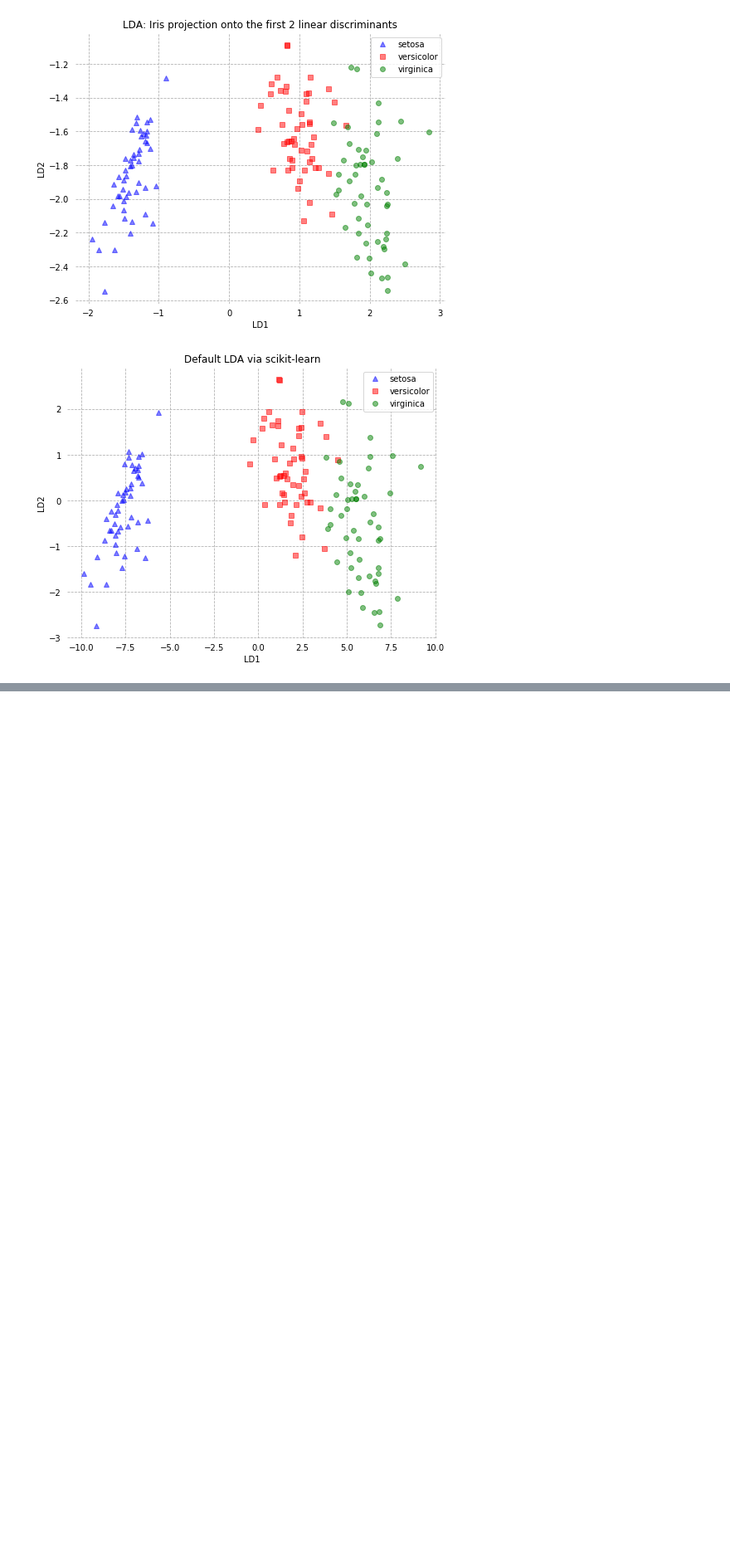
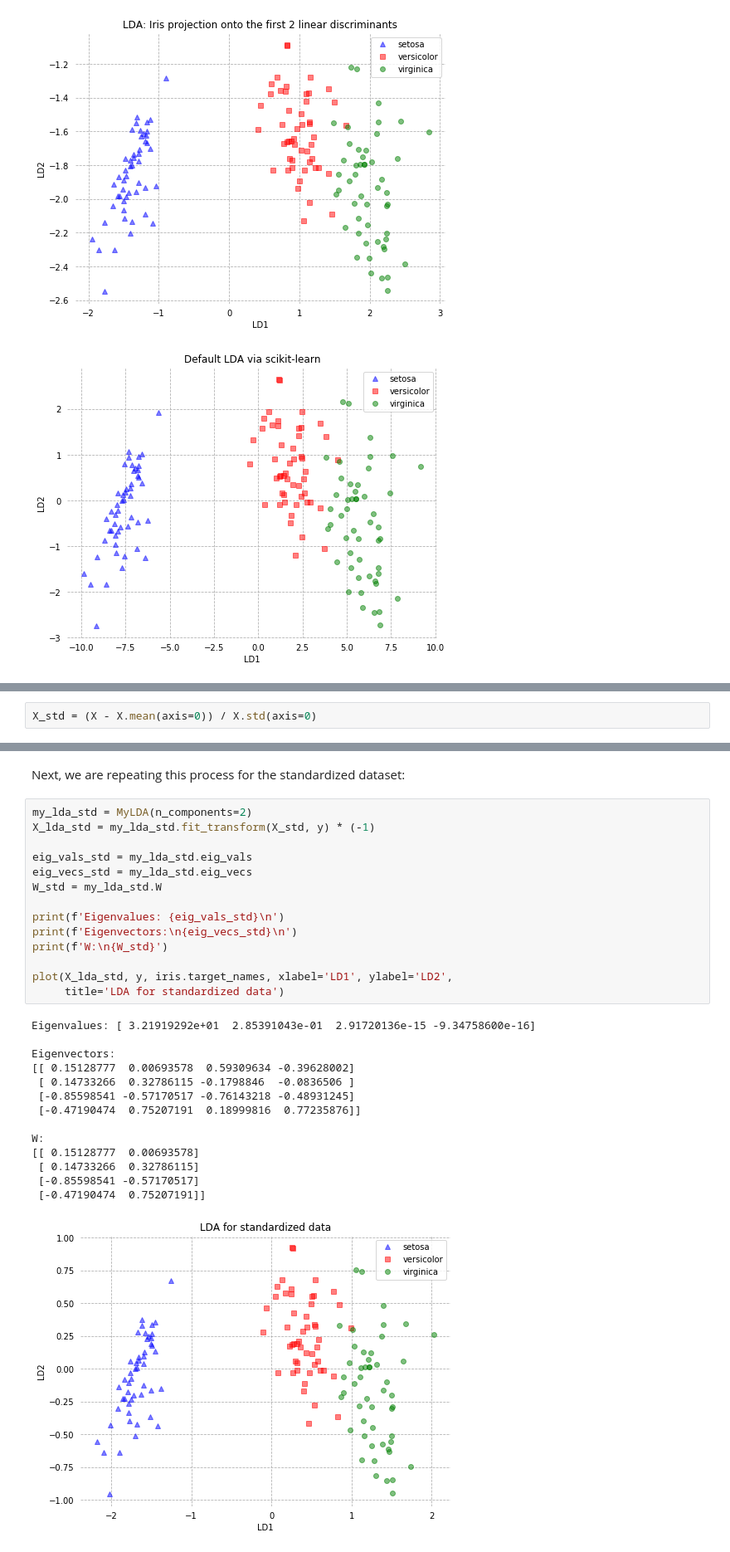
Before and after one commit to IvanHalim/numerical-recipes, a Jupyter notebook: 14. Dimensionality Reduction/2. Linear Discriminant Analysis.ipynb, the cells around one changed output, grey strips where cells are left out. Shown at 83% size. Cells and saved outputs as stored; diff of their text form; blank space fills up the shorter version.

```diff
--- a/14. Dimensionality Reduction/2. Linear Discriminant Analysis.ipynb
+++ b/14. Dimensionality Reduction/2. Linear Discriminant Analysis.ipynb
@@ -463,0 +471,2 @@ plot(X_lda_sklearn, y, iris.target_names, xlabel='LD1', ylabel='LD2',
+# %%
+X_std = (X - X.mean(axis=0)) / X.std(axis=0)
@@ -463,0 +547,31 @@ plot(X_lda_sklearn, y, iris.target_names, xlabel='LD1', ylabel='LD2',
+# %% [markdown]
+Next, we are repeating this process for the standardized dataset:
+# %%
+my_lda_std = MyLDA(n_components=2)
+X_lda_std = my_lda_std.fit_transform(X_std, y) * (-1)
+
+eig_vals_std = my_lda_std.eig_vals
+eig_vecs_std = my_lda_std.eig_vecs
+W_std = my_lda_std.W
+
+print(f'Eigenvalues: {eig_vals_std}\n')
+print(f'Eigenvectors:\n{eig_vecs_std}\n')
+print(f'W:\n{W_std}')
+
+plot(X_lda_std, y, iris.target_names, xlabel='LD1', ylabel='LD2',
+     title='LDA for standardized data')
+# %% [output]
+Eigenvalues: [ 3.21919292e+01  2.85391043e-01  2.91720136e-15 -9.34758600e-16]
+
+Eigenvectors:
+[[ 0.15128777  0.00693578  0.59309634 -0.39628002]
+ [ 0.14733266  0.32786115 -0.1798846  -0.0836506 ]
+ [-0.85598541 -0.57170517 -0.76143218 -0.48931245]
+ [-0.47190474  0.75207191  0.18999816  0.77235876]]
+
+W:
+[[ 0.15128777  0.00693578]
+ [ 0.14733266  0.32786115]
+ [-0.85598541 -0.57170517]
+ [-0.47190474  0.75207191]]
+[figure, added]
```
Also changed, not shown: parts of 12 cells of this notebook.
